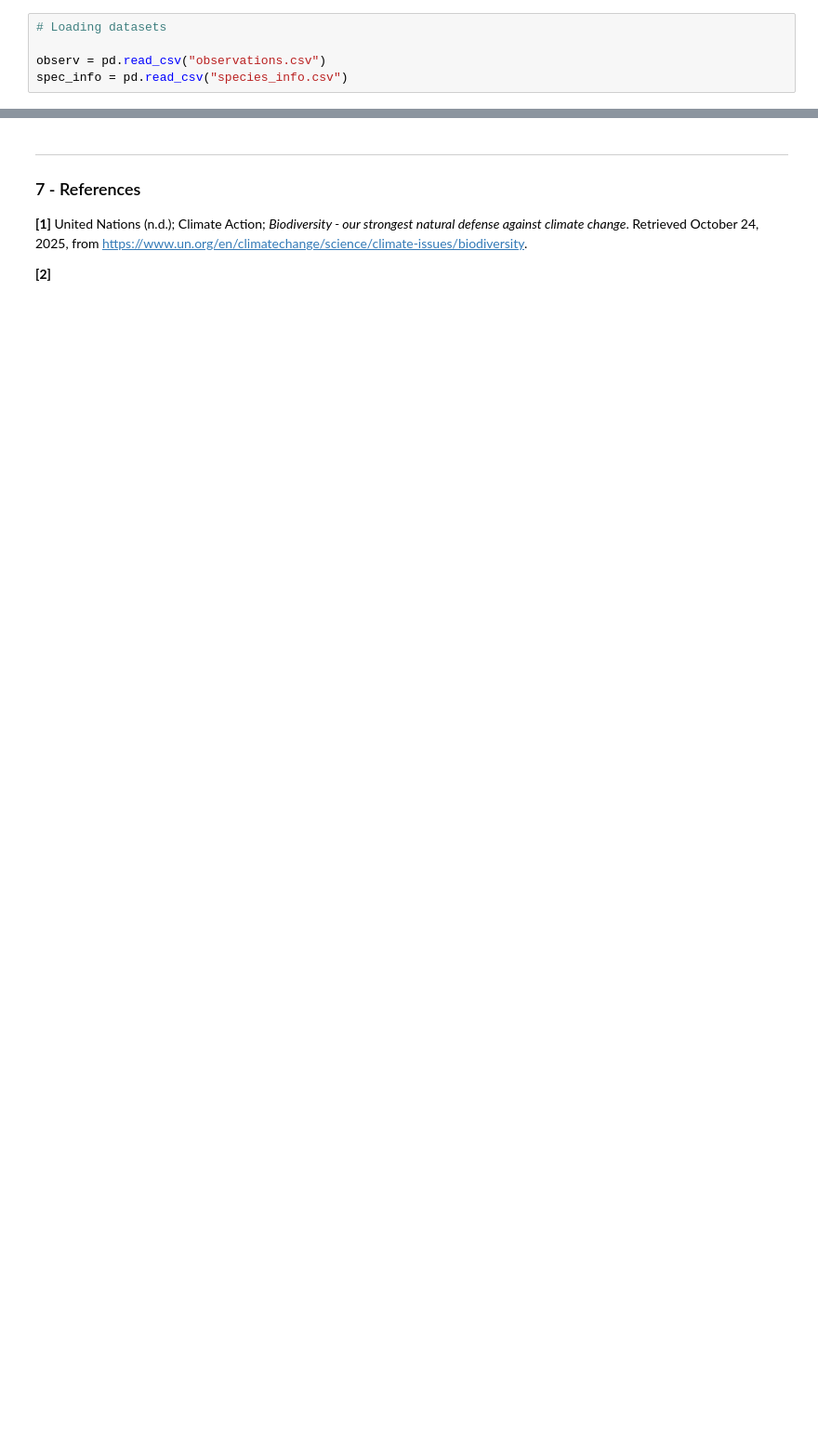
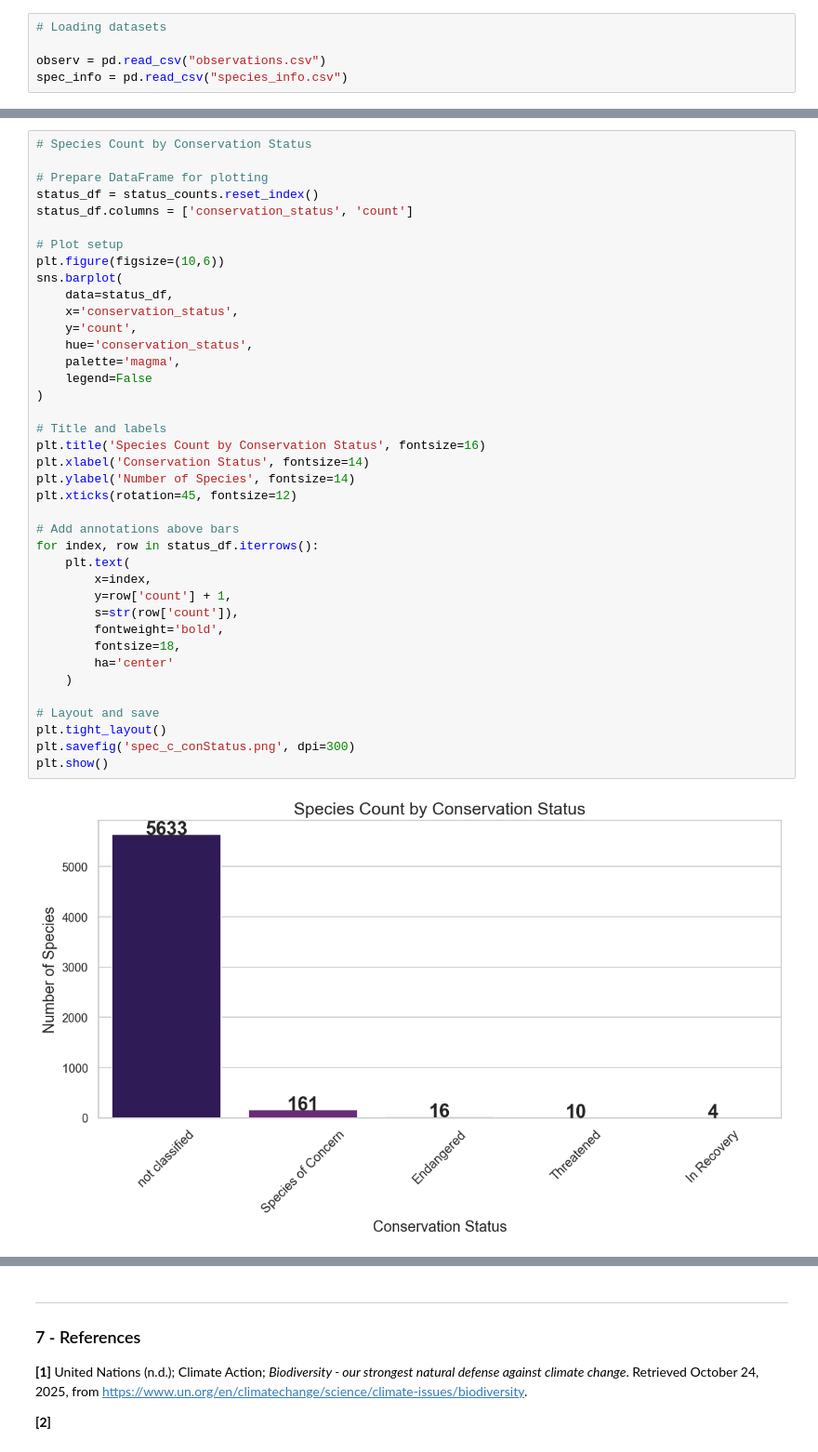
Before and after one commit to AndreRibeiro879/Codecademy_Learning_Portfolio_Projects, a Jupyter notebook: 04_BIODIVERSITY_ML_CAR_PATH/biodiversity.ipynb, the cells around one changed output, grey strips where cells are left out. Shown: that part at 93% size. Drawn from its saved outputs; the diff is of its cells as text; blank space fills up the shorter version.

```diff
--- a/04_BIODIVERSITY_ML_CAR_PATH/biodiversity.ipynb
+++ b/04_BIODIVERSITY_ML_CAR_PATH/biodiversity.ipynb
@@ -183,0 +264,41 @@ Unique conservation status:  [nan 'Species of Concern' 'Endangered' 'Threatened'
+# %%
+# Species Count by Conservation Status
+
+# Prepare DataFrame for plotting
+status_df = status_counts.reset_index()
+status_df.columns = ['conservation_status', 'count']
+
+# Plot setup
+plt.figure(figsize=(10,6))
+sns.barplot(
+    data=status_df,
+    x='conservation_status',
+    y='count',
+    hue='conservation_status',
+    palette='magma',
+    legend=False
+)
+
+# Title and labels
+plt.title('Species Count by Conservation Status', fontsize=16)
+plt.xlabel('Conservation Status', fontsize=14)
+plt.ylabel('Number of Species', fontsize=14)
+plt.xticks(rotation=45, fontsize=12)
+
+# Add annotations above bars
+for index, row in status_df.iterrows():
+    plt.text(
+        x=index,
+        y=row['count'] + 1,
+        s=str(row['count']),
+        fontweight='bold',
+        fontsize=18,
+        ha='center'
+    )
+
+# Layout and save
+plt.tight_layout()
+plt.savefig('spec_c_conStatus.png', dpi=300)
+plt.show()
+# %% [output]
+[figure, added]
```
Also changed, not shown: parts of 17 cells of this notebook.
